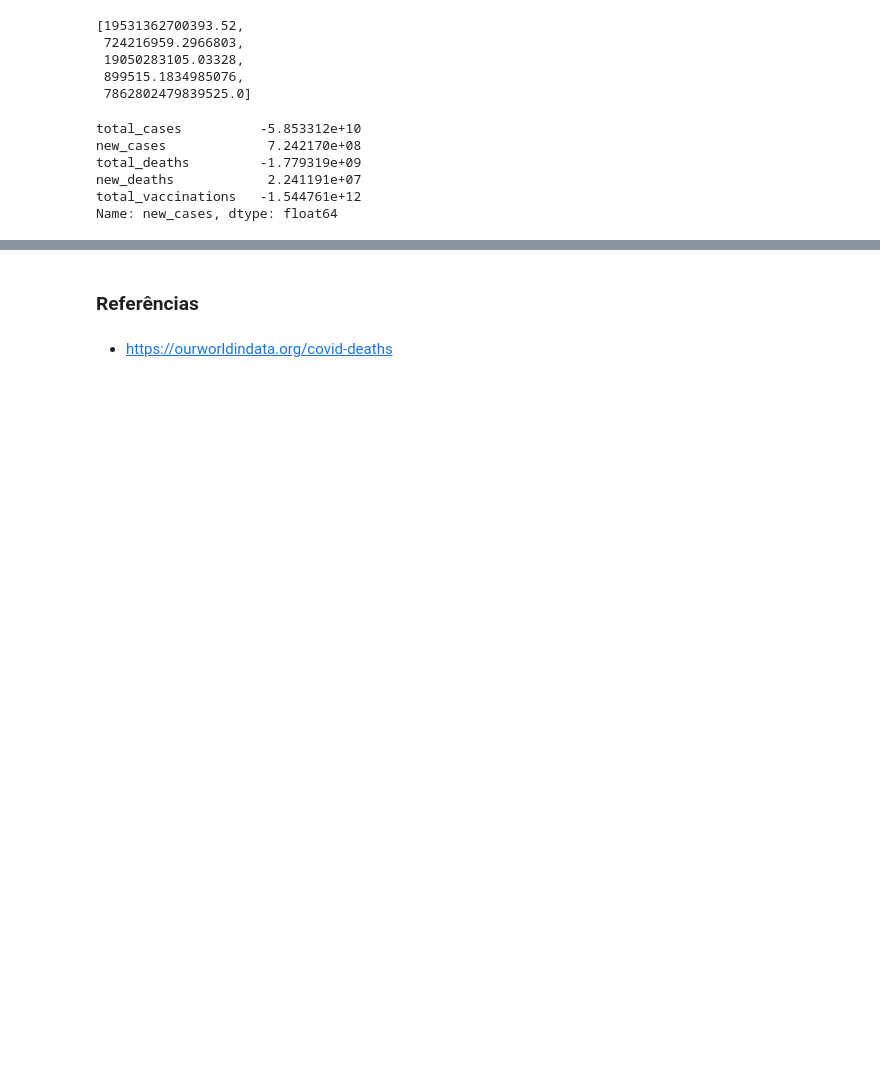
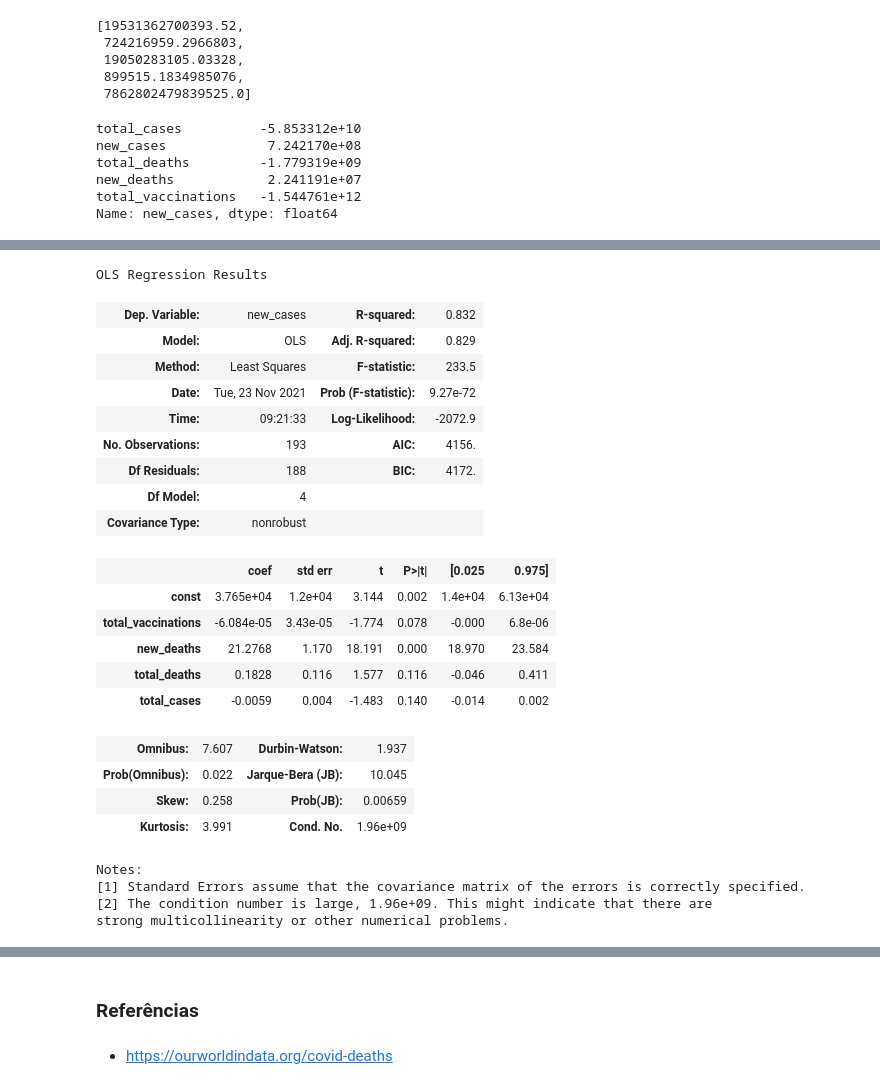
Before and after one commit to marlonsp/Projeto2-CiDados, a Jupyter notebook: Projeto2-CDados.ipynb, the cells around one changed output, grey strips where cells are left out. Cells and saved outputs as stored; diff of their text form; code cells hidden in the pictures; blank space fills up the shorter version.

```diff
--- a/Projeto2-CDados.ipynb
+++ b/Projeto2-CDados.ipynb
@@ -206,0 +174,9 @@ plt.show()
+# %%
+from sklearn.model_selection import train_test_split
+train, test = train_test_split(df, train_size=0.8)
+# %%
+def Regressão(x,y):
+    X_cp = sm.add_constant(X)
+    model = sm.OLS(Y,X_cp)
+    results = model.fit()
+    return results
@@ -206,0 +187,30 @@ plt.show()
+# %%
+X = train[['total_vaccinations', 'new_deaths', 'total_deaths','total_cases']]
+Y = train['new_cases']
+results = Regressão(Y,X)
+results.summary()
+# %% [output]
+OLS Regression Results
+| Dep. Variable: | new_cases | R-squared: | 0.832 |
+| Model: | OLS | Adj. R-squared: | 0.829 |
+| Method: | Least Squares | F-statistic: | 233.5 |
+| Date: | Tue, 23 Nov 2021 | Prob (F-statistic): | 9.27e-72 |
+| Time: | 09:21:33 | Log-Likelihood: | -2072.9 |
+| No. Observations: | 193 | AIC: | 4156. |
+| Df Residuals: | 188 | BIC: | 4172. |
+| Df Model: | 4 |  |  |
+| Covariance Type: | nonrobust |  |  |
+|  | coef | std err | t | P>|t| | [0.025 | 0.975] |
+| const | 3.765e+04 | 1.2e+04 | 3.144 | 0.002 | 1.4e+04 | 6.13e+04 |
+| total_vaccinations | -6.084e-05 | 3.43e-05 | -1.774 | 0.078 | -0.000 | 6.8e-06 |
+| new_deaths | 21.2768 | 1.170 | 18.191 | 0.000 | 18.970 | 23.584 |
+| total_deaths | 0.1828 | 0.116 | 1.577 | 0.116 | -0.046 | 0.411 |
+| total_cases | -0.0059 | 0.004 | -1.483 | 0.140 | -0.014 | 0.002 |
+| Omnibus: | 7.607 | Durbin-Watson: | 1.937 |
+| Prob(Omnibus): | 0.022 | Jarque-Bera (JB): | 10.045 |
+| Skew: | 0.258 | Prob(JB): | 0.00659 |
+| Kurtosis: | 3.991 | Cond. No. | 1.96e+09 |
+Notes:
+[1] Standard Errors assume that the covariance matrix of the errors is correctly specified.
+[2] The condition number is large, 1.96e+09. This might indicate that there are
+strong multicollinearity or other numerical problems.
```
Also changed, not shown: parts of 11 cells of this notebook.
